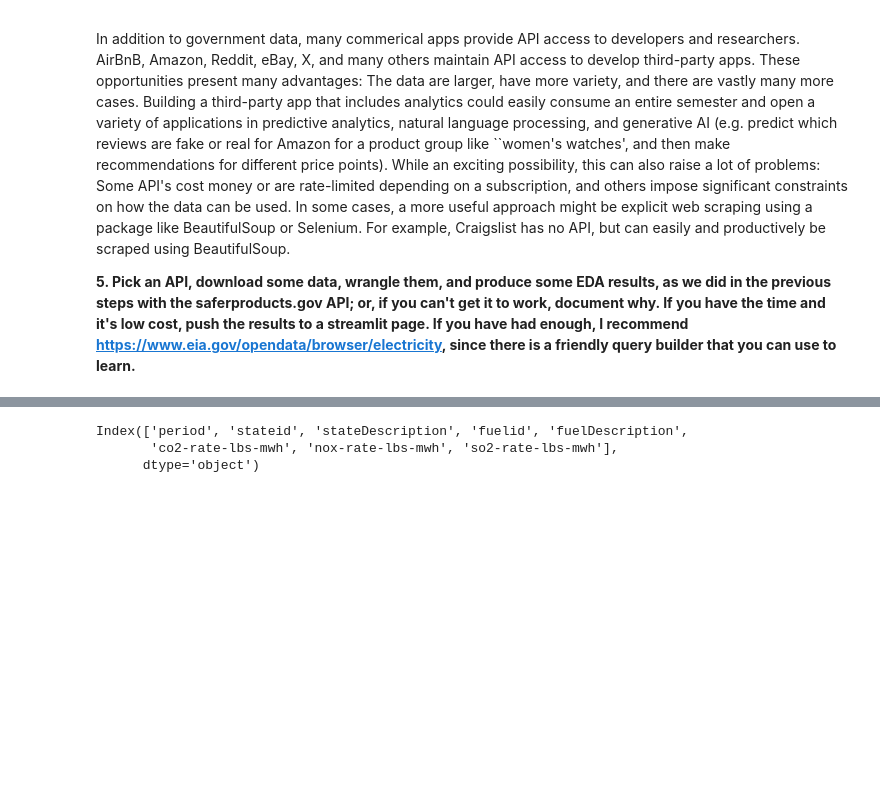
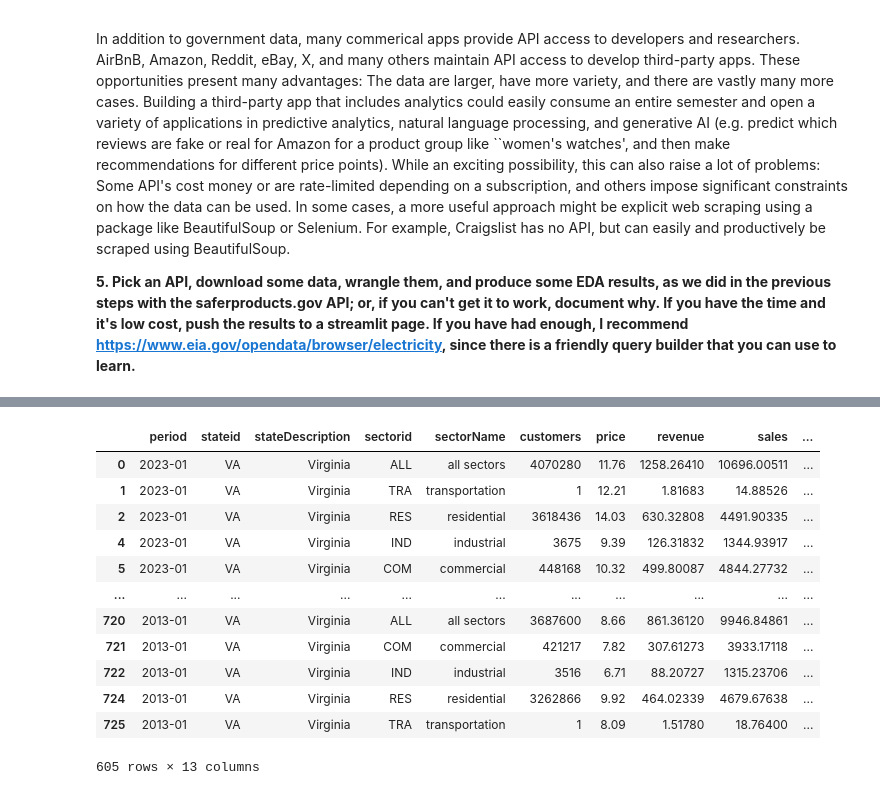
Before and after one commit to genevievepur/ds3001-labs, a Jupyter notebook: 01_api_calls/assignment_notebook.ipynb, the cells around one changed output, grey strips where cells are left out. Saved outputs shown, nothing was run; the diff lists cells and outputs as text; code cells hidden in the pictures; blank space fills up the shorter version.

```diff
--- a/01_api_calls/assignment_notebook.ipynb
+++ b/01_api_calls/assignment_notebook.ipynb
@@ -325,7 +360,16 @@ df = df.loc[select,col_labels]
 # %%
-df.columns
-df[]
+df
 # %% [output]
+|  | period | stateid | stateDescription | sectorid | sectorName | customers | price | revenue | sales | ... |
+| 0 | 2023-01 | VA | Virginia | ALL | all sectors | 4070280 | 11.76 | 1258.26410 | 10696.00511 | ... |
+| 1 | 2023-01 | VA | Virginia | TRA | transportation | 1 | 12.21 | 1.81683 | 14.88526 | ... |
+| 2 | 2023-01 | VA | Virginia | RES | residential | 3618436 | 14.03 | 630.32808 | 4491.90335 | ... |
+| 4 | 2023-01 | VA | Virginia | IND | industrial | 3675 | 9.39 | 126.31832 | 1344.93917 | ... |
+| 5 | 2023-01 | VA | Virginia | COM | commercial | 448168 | 10.32 | 499.80087 | 4844.27732 | ... |
+| ... | ... | ... | ... | ... | ... | ... | ... | ... | ... | ... |
+| 720 | 2013-01 | VA | Virginia | ALL | all sectors | 3687600 | 8.66 | 861.36120 | 9946.84861 | ... |
+| 721 | 2013-01 | VA | Virginia | COM | commercial | 421217 | 7.82 | 307.61273 | 3933.17118 | ... |
+| 722 | 2013-01 | VA | Virginia | IND | industrial | 3516 | 6.71 | 88.20727 | 1315.23706 | ... |
+| 724 | 2013-01 | VA | Virginia | RES | residential | 3262866 | 9.92 | 464.02339 | 4679.67638 | ... |
+| 725 | 2013-01 | VA | Virginia | TRA | transportation | 1 | 8.09 | 1.51780 | 18.76400 | ... |
-Index(['period', 'stateid', 'stateDescription', 'fuelid', 'fuelDescription',
-       'co2-rate-lbs-mwh', 'nox-rate-lbs-mwh', 'so2-rate-lbs-mwh'],
-      dtype='object')
+605 rows × 13 columns
```
Also changed, not shown: parts of 8 cells of this notebook.
